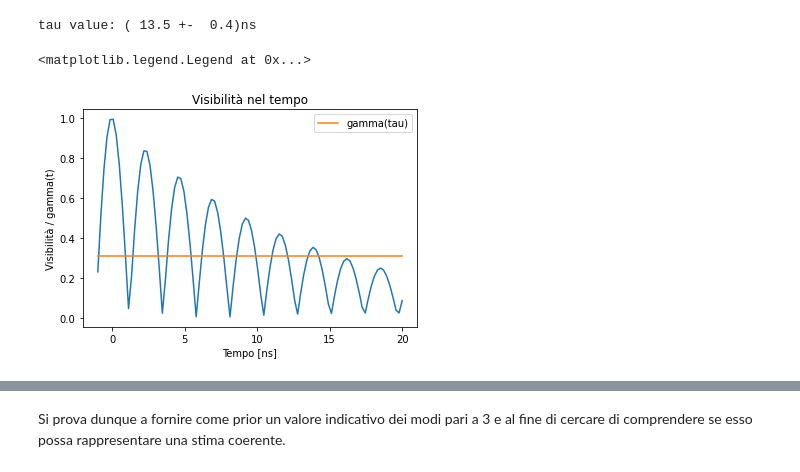
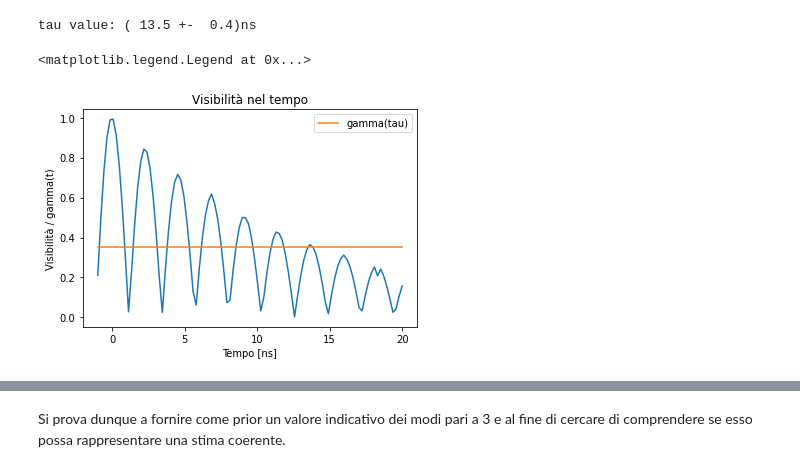
Before and after one commit to Unoaccaso/lab_projects, a Jupyter notebook: interferometro_michelson.ipynb, the cells around one changed output, grey strips where cells are left out. Saved outputs shown, nothing was run; the diff lists cells and outputs as text; code cells hidden in the pictures.

```diff
--- a/interferometro_michelson.ipynb
+++ b/interferometro_michelson.ipynb
@@ -164,15 +164,15 @@ Appreso grazie al p-value la bontà del fit, si procede con l'estrarre dai param
 tau value: ( 13.5 +-  0.4)ns
 # %%
 x = np.linspace(-1, 20, 100)
-plt.plot(x, rs(par, x))
-plt.plot(x, [rs(par, tau)]*len(x), label = 'gamma(tau)')
+plt.plot(x, rs(best_par, x))
+plt.plot(x, [rs(best_par, tau)]*len(x), label = 'gamma(tau)')
 plt.title('Visibilità nel tempo')
 plt.xlabel('Tempo [ns]')
 plt.ylabel('Visibilità / gamma(t)')
 plt.legend()
 # %% [output]
 <matplotlib.legend.Legend at 0x...>
-[figure, old version]
+[figure, new version]
 # %%
 # lunghezza della cavità
 L = cost.pi*cost.c/(par[2]*1e9)
```
Also changed, not shown: parts of 6 cells of this notebook.
